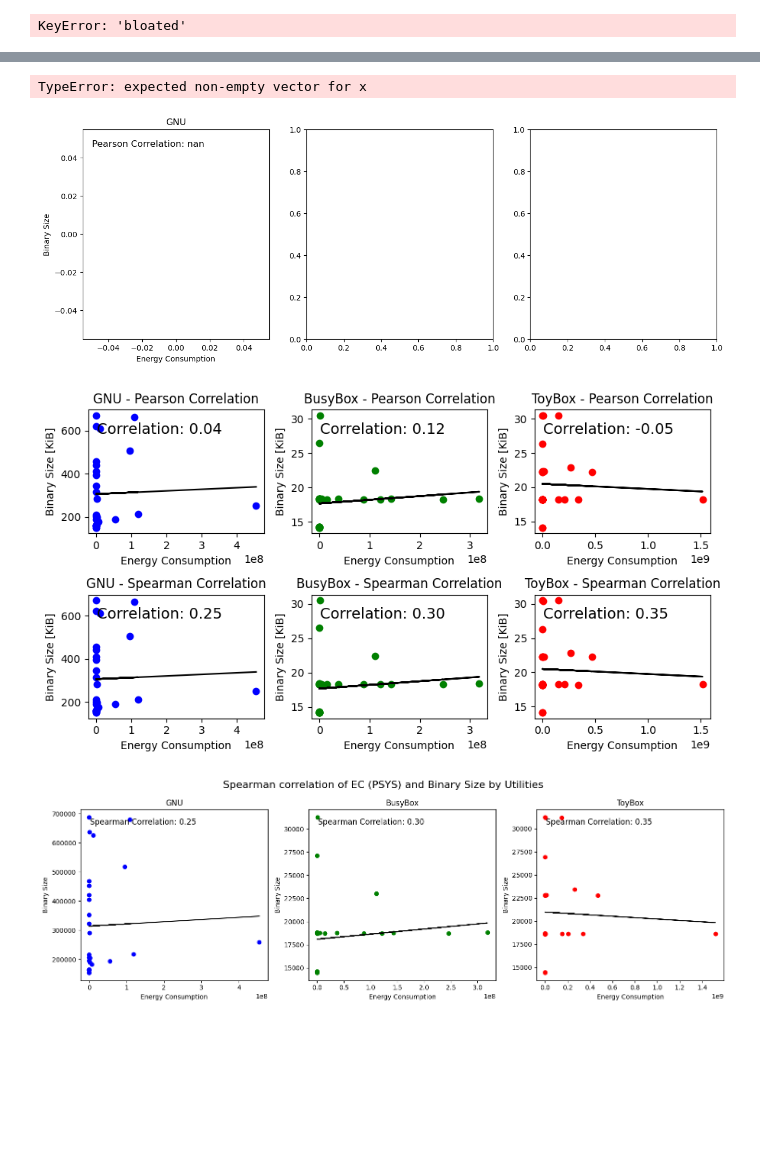
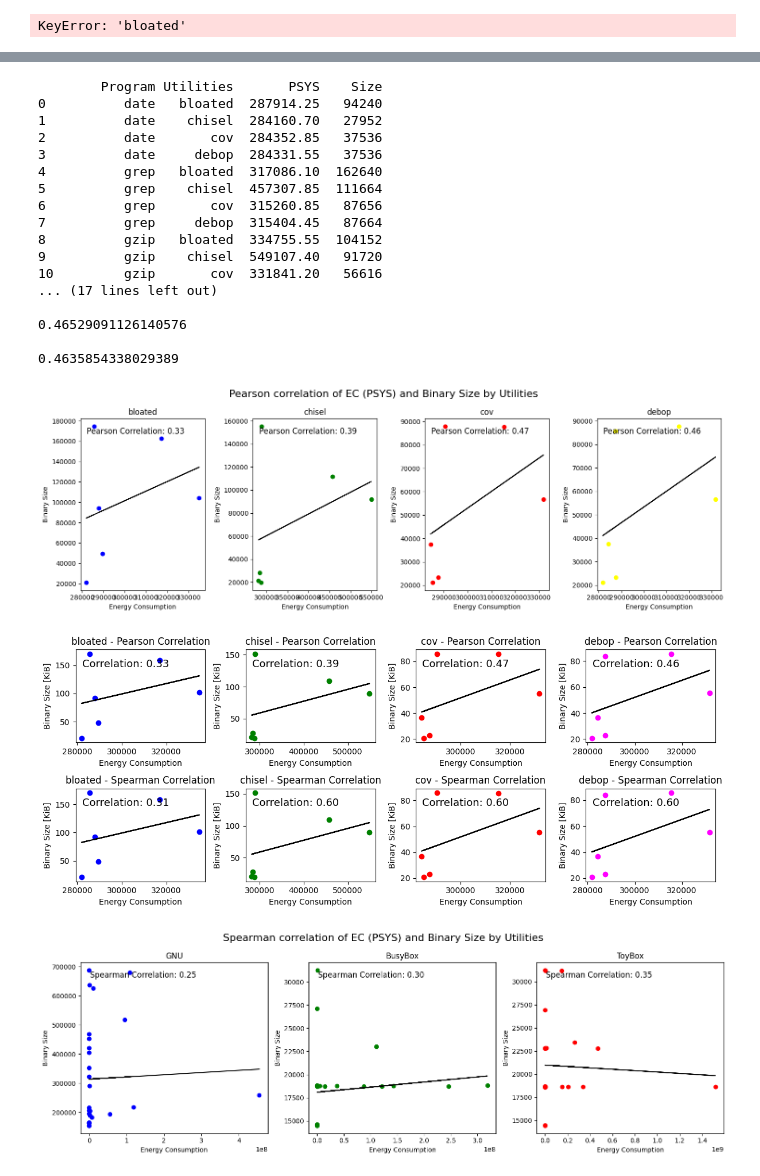
Before and after one commit to ternava/bloat-energy-consumption, a Jupyter notebook: notebooks/co_size_ec_debloating.ipynb, the cells around one changed output, grey strips where cells are left out. Saved outputs shown, nothing was run; the diff lists cells and outputs as text; code cells hidden in the pictures; blank space fills up the shorter version.

Commit message:
Nes figures for EC and debloating

```diff
--- a/notebooks/co_size_ec_debloating.ipynb
+++ b/notebooks/co_size_ec_debloating.ipynb
@@ -321,44 +347,63 @@ import matplotlib.pyplot as plt
 input_data = os.path.join(results_dir, 'all_ec_bsize.csv')
 # First, we read the data from the CSV file with all experiments into a DataFrame
 df = pd.read_csv(input_data, delimiter=";")
+print(df)
 
 # Convert 'PSYS' and 'Size' columns to numeric
 df['PSYS'] = pd.to_numeric(df['PSYS'])
 df['Size'] = pd.to_numeric(df['Size'])
 
 # Create separate scatter plots for each utility with trend lines
-utilities = ['GNU', 'BusyBox', 'ToyBox']
-colors = ['blue', 'green', 'red']
+utilities = ['bloated', 'chisel', 'cov', 'debop']
+colors = ['blue', 'green', 'red', 'yellow']
 fig, axes = plt.subplots(nrows=1, ncols=len(utilities), figsize=(15, 5))
 
 for i, utility in enumerate(utilities):
     utility_df = df[df['Utilities'] == utility]
     axes[i].scatter(utility_df['PSYS'], utility_df['Size'], color=colors[i])
     axes[i].set_xlabel('Energy Consumption')
     axes[i].set_ylabel('Binary Size')
     axes[i].set_title(utility)
 
     # It calculate the Pearson correlation coefficient and shows it in the plot
+    print()
     pearson_corr = utility_df[['PSYS', 'Size']].corr(method='pearson').iloc[0, 1]
+    print(pearson_corr)
     axes[i].text(0.05, 0.95, f'Pearson Correlation: {pearson_corr:.2f}',
                  transform=axes[i].transAxes, fontsize=12, verticalalignment='top')
 
     # Fit a linear regression line to the data points
     z = np.polyfit(utility_df['PSYS'], utility_df['Size'], 1)
     p = np.poly1d(z)
     axes[i].plot(utility_df['PSYS'], p(utility_df['PSYS']), color='black')
 
 # We set the overall title for all three figures
 fig.suptitle('Pearson correlation of EC (PSYS) and Binary Size by Utilities', fontsize=16)
 
 # We adjust the spacing between subplots
 plt.tight_layout()
 
 # Finally, we show the plots
 plt.show()
 # %% [output]
-TypeError: expected non-empty vector for x
+        Program Utilities       PSYS    Size
+0          date   bloated  287914.25   94240
+1          date    chisel  284160.70   27952
+2          date       cov  284352.85   37536
+3          date     debop  284331.55   37536
+4          grep   bloated  317086.10  162640
+5          grep    chisel  457307.85  111664
+6          grep       cov  315260.85   87656
+7          grep     debop  315404.45   87664
+8          gzip   bloated  334755.55  104152
+9          gzip    chisel  549107.40   91720
+10         gzip       cov  331841.20   56616
+... (17 lines left out)
+
+0.46529091126140576
+
+0.4635854338029389
-[figure, old version]
+[figure, new version]
 # %%
 import pandas as pd
 import numpy as np
@@ -373,13 +418,13 @@ df['Size'] = pd.to_numeric(df['Size'])
 # Convert Binary Size values from bytes to kibibytes (KiB)
 df['Size_KiB'] = df['Size'] / 1024
 
-utilities = ['GNU', 'BusyBox', 'ToyBox']
-colors = ['blue', 'green', 'red']
-fig, axes = plt.subplots(nrows=2, ncols=3, figsize=(9, 5))
+utilities = ['bloated', 'chisel', 'cov', 'debop']
+colors = ['blue', 'green', 'red', 'magenta']
+fig, axes = plt.subplots(nrows=2, ncols=4, figsize=(12, 5))
 
 for i, utility in enumerate(utilities):
-    row = i // 3
-    col = i % 3
+    row = i // 4
+    col = i % 4
 
     utility_df = df[df['Utilities'] == utility]
 
@@ -391,7 +436,7 @@ for i, utility in enumerate(utilities):
 
     pearson_corr = utility_df[['PSYS', 'Size_KiB']].corr(method='pearson').iloc[0, 1]
     axes[row, col].text(0.05, 0.90, f'Correlation: {pearson_corr:.2f}',
-                        transform=axes[row, col].transAxes, fontsize=14, verticalalignment='top')  # Increased fontsize
+                        transform=axes[row, col].transAxes, fontsize=13, verticalalignment='top')  # Increased fontsize
 
     z = np.polyfit(utility_df['PSYS'], utility_df['Size_KiB'], 1)
     p = np.poly1d(z)
@@ -405,7 +450,7 @@ for i, utility in enumerate(utilities):
 
     spearman_corr = utility_df[['PSYS', 'Size_KiB']].corr(method='spearman').iloc[0, 1]
     axes[row + 1, col].text(0.05, 0.90, f'Correlation: {spearman_corr:.2f}',
-                            transform=axes[row + 1, col].transAxes, fontsize=14, verticalalignment='top')  # Increased fontsize
+                            transform=axes[row + 1, col].transAxes, fontsize=13, verticalalignment='top')  # Increased fontsize
 
     z = np.polyfit(utility_df['PSYS'], utility_df['Size_KiB'], 1)
     p = np.poly1d(z)
@@ -419,7 +464,7 @@ plt.tight_layout()
 
 plt.show()
 # %% [output]
-[figure, old version]
+[figure, new version]
 # %%
 import pandas as pd
 import numpy as np # It's needed for the "trend line"
```
Also changed, not shown: parts of 6 cells of this notebook, 1 other file.
